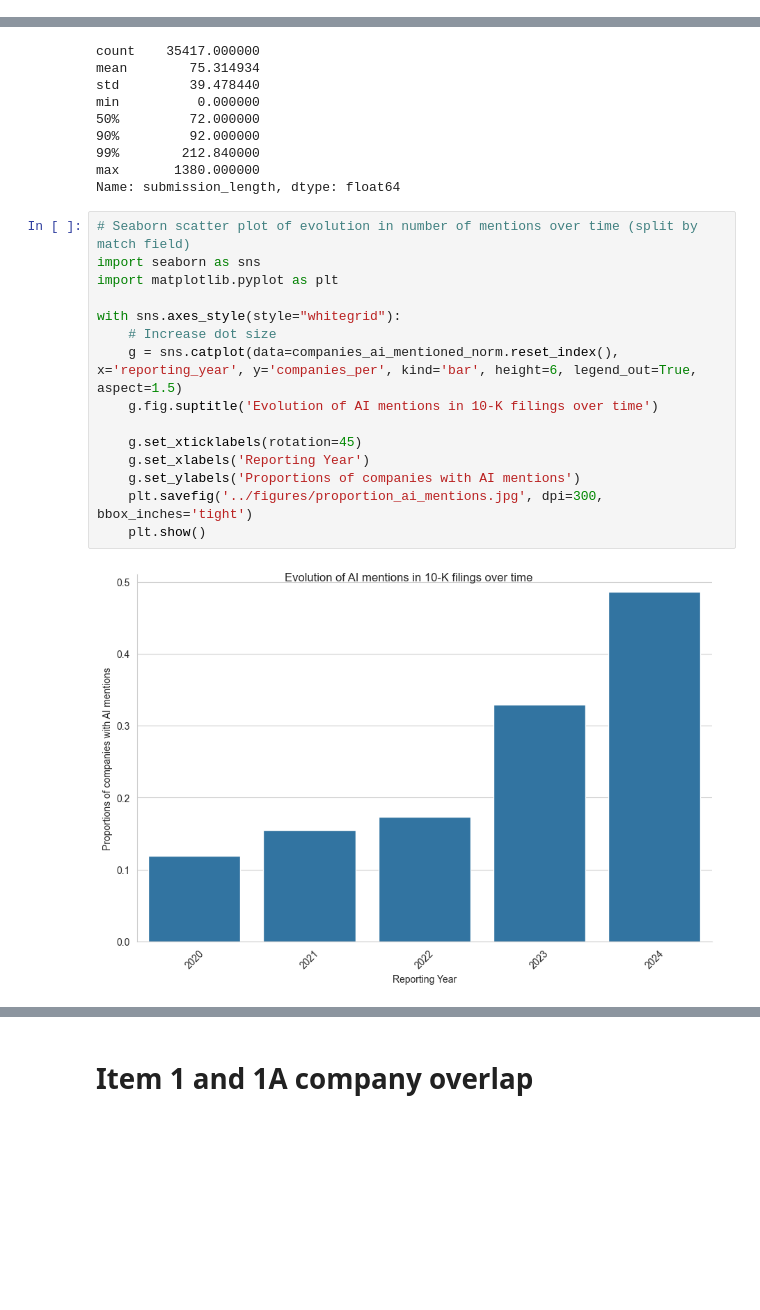
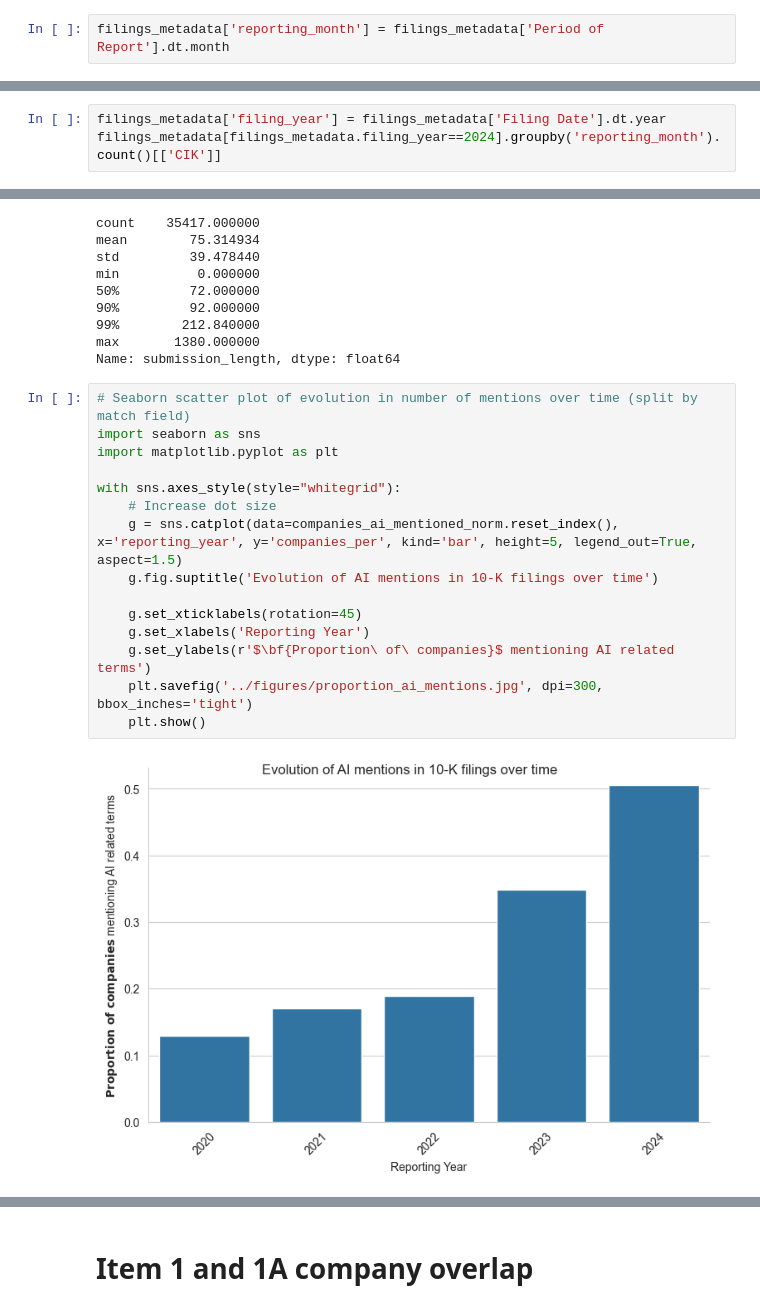
Before and after one commit to lucas-ubm/sec_analysis, a Jupyter notebook: notebooks/EDA.ipynb, the cells around one changed output, grey strips where cells are left out. Cells and saved outputs as stored; diff of their text form; blank space fills up the shorter version.

```diff
--- a/notebooks/EDA.ipynb
+++ b/notebooks/EDA.ipynb
@@ -11,3 +11,5 @@ filings_metadata['SIC'] = filings_metadata['SIC'].fillna(0).astype(int)
 filings_metadata['Period of Report'] = pd.to_datetime(filings_metadata['Period of Report'], format='%Y-%m-%d')
 filings_metadata['Filing Date'] = pd.to_datetime(filings_metadata['Filing Date'], format='%Y-%m-%d')
 filings_metadata['reporting_year'] = filings_metadata['Period of Report'].dt.year
+# %%
+filings_metadata['reporting_month'] = filings_metadata['Period of Report'].dt.month
@@ -13,0 +31,3 @@ filings_metadata['reporting_year'] = filings_metadata['Period of Report'].dt.yea
+# %%
+filings_metadata['filing_year'] = filings_metadata['Filing Date'].dt.year
+filings_metadata[filings_metadata.filing_year==2024].groupby('reporting_month').count()[['CIK']]
@@ -65,17 +157,17 @@ Name: submission_length, dtype: float64
 # %%
 # Seaborn scatter plot of evolution in number of mentions over time (split by match field)
 import seaborn as sns
 import matplotlib.pyplot as plt
 
 with sns.axes_style(style="whitegrid"):
     # Increase dot size
-    g = sns.catplot(data=companies_ai_mentioned_norm.reset_index(), x='reporting_year', y='companies_per', kind='bar', height=6, legend_out=True, aspect=1.5)
+    g = sns.catplot(data=companies_ai_mentioned_norm.reset_index(), x='reporting_year', y='companies_per', kind='bar', height=5, legend_out=True, aspect=1.5)
     g.fig.suptitle('Evolution of AI mentions in 10-K filings over time')
 
     g.set_xticklabels(rotation=45)
     g.set_xlabels('Reporting Year')
-    g.set_ylabels('Proportions of companies with AI mentions')
+    g.set_ylabels(r'$\bf{Proportion\ of\ companies}$ mentioning AI related terms')
     plt.savefig('../figures/proportion_ai_mentions.jpg', dpi=300, bbox_inches='tight')
     plt.show()
 # %% [output]
-[figure, old version]
+[figure, new version]
```
Also changed, not shown: parts of 51 cells of this notebook, 3 other files.
